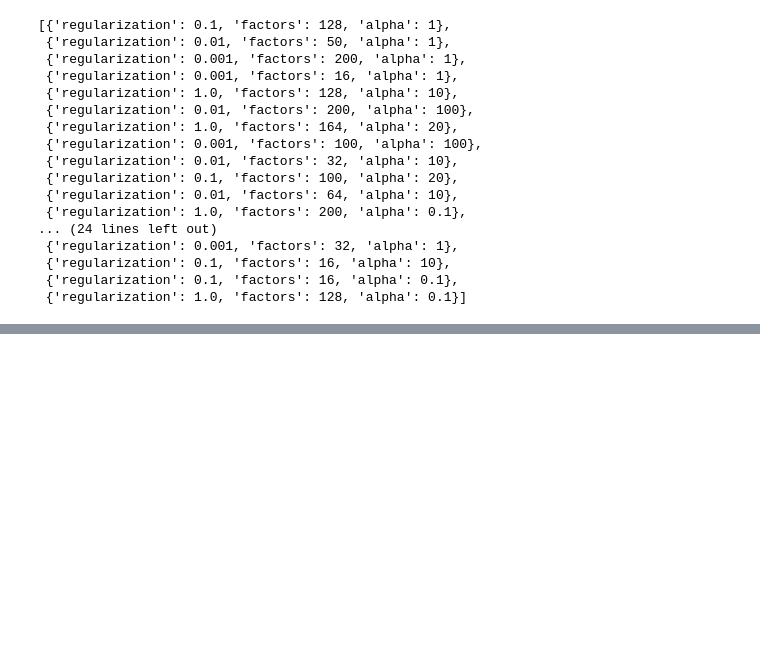
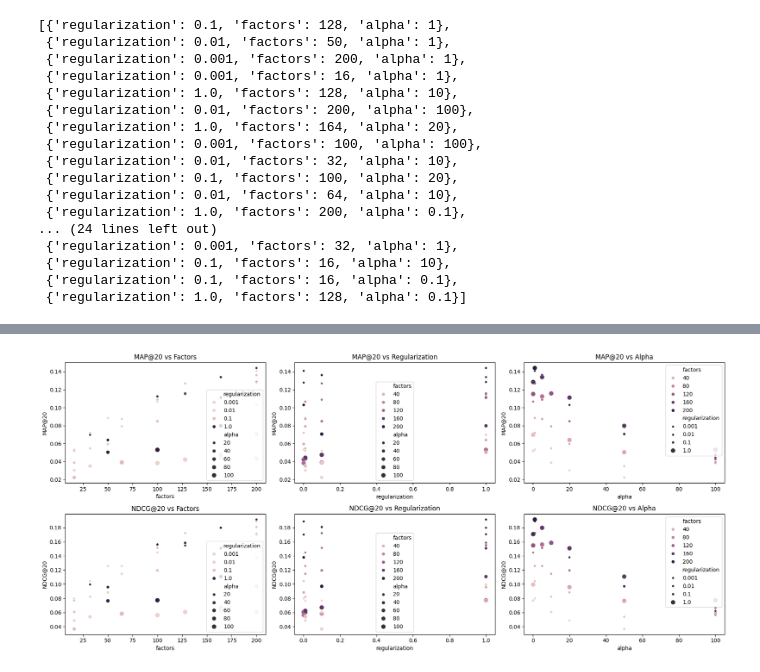
Before and after one commit to dahermar/TFM-Music-Recommendation-System, a Jupyter notebook: System/collaborative_filtering_als.ipynb, the cells around one changed output, grey strips where cells are left out. Cells and saved outputs as stored; diff of their text form; code cells hidden in the pictures; blank space fills up the shorter version.

Commit message:
Params and matrix studies, model comparation and reorganization

```diff
--- a/System/collaborative_filtering_als.ipynb
+++ b/System/collaborative_filtering_als.ipynb
@@ -689,0 +758,30 @@ print(f"Best NDCG: index={best_ndcg_idx}, params={best_ndcg_params}, NDCG={ndcg_
+# %%
+import seaborn as sns
+
+# Prepare data for plotting
+results_df = pd.DataFrame(random_params)
+results_df['MAP@20'] = map_scores
+results_df['NDCG@20'] = ndcg_scores
+
+fig, axes = plt.subplots(2, 3, figsize=(18, 8))
+
+# MAP@20 plots
+sns.scatterplot(data=results_df, x='factors', y='MAP@20', hue='regularization', size='alpha', ax=axes[0, 0])
+axes[0, 0].set_title('MAP@20 vs Factors')
+sns.scatterplot(data=results_df, x='regularization', y='MAP@20', hue='factors', size='alpha', ax=axes[0, 1])
+axes[0, 1].set_title('MAP@20 vs Regularization')
+sns.scatterplot(data=results_df, x='alpha', y='MAP@20', hue='factors', size='regularization', ax=axes[0, 2])
+axes[0, 2].set_title('MAP@20 vs Alpha')
+
+# NDCG@20 plots
+sns.scatterplot(data=results_df, x='factors', y='NDCG@20', hue='regularization', size='alpha', ax=axes[1, 0])
+axes[1, 0].set_title('NDCG@20 vs Factors')
+sns.scatterplot(data=results_df, x='regularization', y='NDCG@20', hue='factors', size='alpha', ax=axes[1, 1])
+axes[1, 1].set_title('NDCG@20 vs Regularization')
+sns.scatterplot(data=results_df, x='alpha', y='NDCG@20', hue='factors', size='regularization', ax=axes[1, 2])
+axes[1, 2].set_title('NDCG@20 vs Alpha')
+
+plt.tight_layout()
+plt.show()
+# %% [output]
+[figure, added]
```
Also changed, not shown: parts of 25 cells of this notebook, 3 other files.
